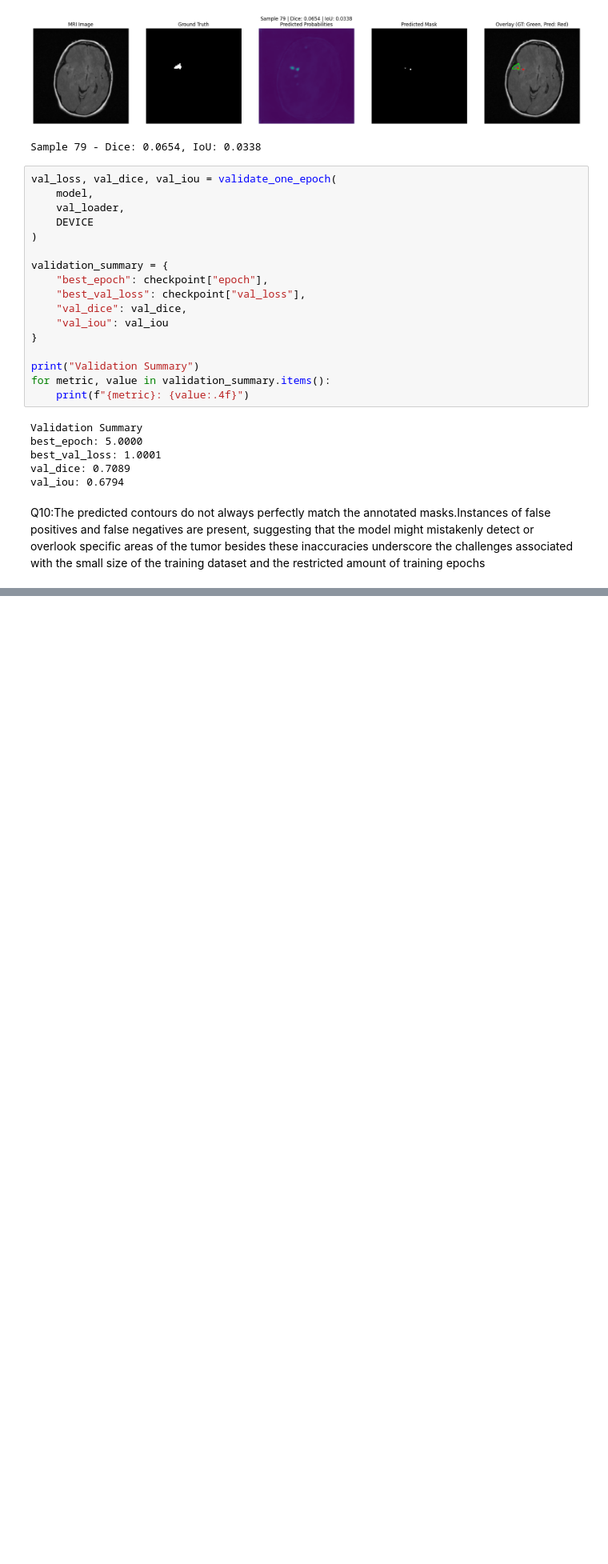
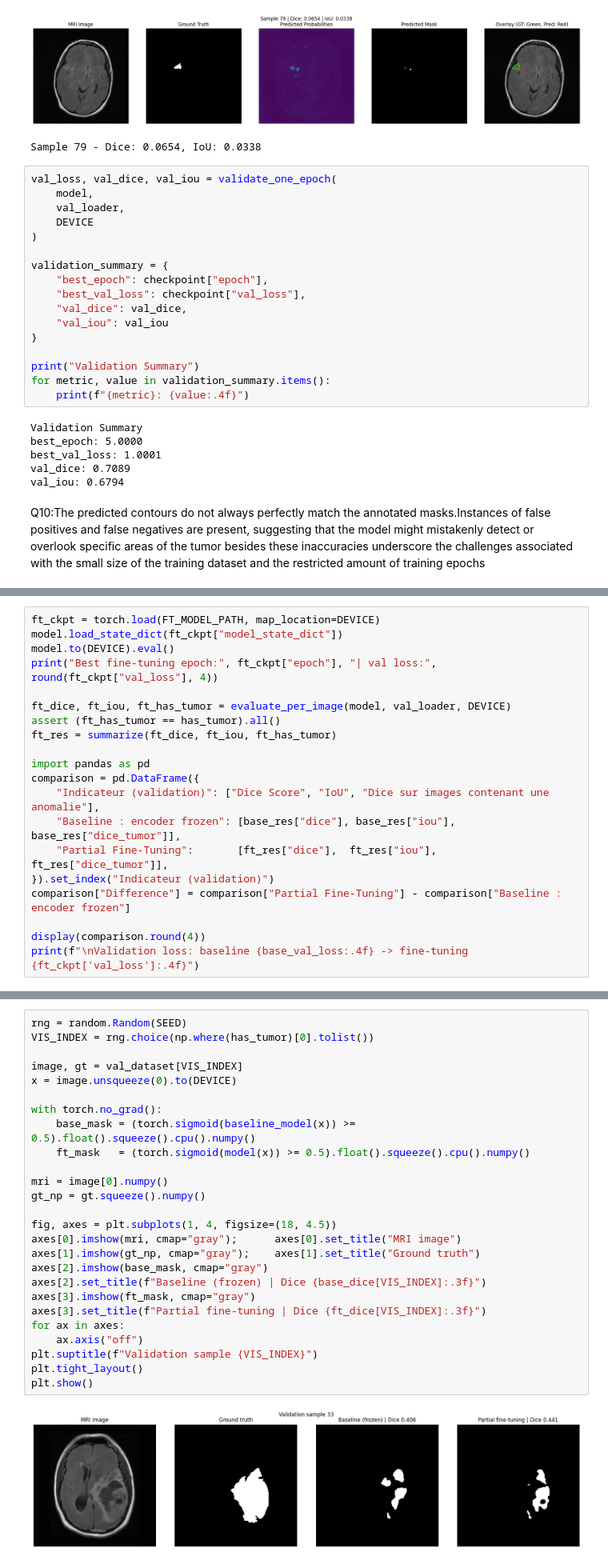
Before and after one commit to benameur21/Brain-Tumor-Segmentation-UNet-TL, a Jupyter notebook: Brain_tumor.ipynb, the cells around one changed output, grey strips where cells are left out. Shown at 80% size. Cells and saved outputs as stored; diff of their text form; blank space fills up the shorter version.

```diff
--- a/Brain_tumor.ipynb
+++ b/Brain_tumor.ipynb
@@ -1190,0 +1408,20 @@ Q10:The predicted contours do not always perfectly match the annotated masks.Ins
+# %%
+ft_ckpt = torch.load(FT_MODEL_PATH, map_location=DEVICE)
+model.load_state_dict(ft_ckpt["model_state_dict"])
+model.to(DEVICE).eval()
+print("Best fine-tuning epoch:", ft_ckpt["epoch"], "| val loss:", round(ft_ckpt["val_loss"], 4))
+
+ft_dice, ft_iou, ft_has_tumor = evaluate_per_image(model, val_loader, DEVICE)
+assert (ft_has_tumor == has_tumor).all()
+ft_res = summarize(ft_dice, ft_iou, ft_has_tumor)
+
+import pandas as pd
+comparison = pd.DataFrame({
+    "Indicateur (validation)": ["Dice Score", "IoU", "Dice sur images contenant une anomalie"],
+    "Baseline : encoder frozen": [base_res["dice"], base_res["iou"], base_res["dice_tumor"]],
+    "Partial Fine-Tuning":       [ft_res["dice"],  ft_res["iou"],  ft_res["dice_tumor"]],
+}).set_index("Indicateur (validation)")
+comparison["Difference"] = comparison["Partial Fine-Tuning"] - comparison["Baseline : encoder frozen"]
+
+display(comparison.round(4))
+print(f"\nValidation loss: baseline {base_val_loss:.4f} -> fine-tuning {ft_ckpt['val_loss']:.4f}")
@@ -1190,0 +1453,28 @@ Q10:The predicted contours do not always perfectly match the annotated masks.Ins
+# %%
+rng = random.Random(SEED)
+VIS_INDEX = rng.choice(np.where(has_tumor)[0].tolist())
+
+image, gt = val_dataset[VIS_INDEX]
+x = image.unsqueeze(0).to(DEVICE)
+
+with torch.no_grad():
+    base_mask = (torch.sigmoid(baseline_model(x)) >= 0.5).float().squeeze().cpu().numpy()
+    ft_mask   = (torch.sigmoid(model(x)) >= 0.5).float().squeeze().cpu().numpy()
+
+mri = image[0].numpy()
+gt_np = gt.squeeze().numpy()
+
+fig, axes = plt.subplots(1, 4, figsize=(18, 4.5))
+axes[0].imshow(mri, cmap="gray");      axes[0].set_title("MRI image")
+axes[1].imshow(gt_np, cmap="gray");    axes[1].set_title("Ground truth")
+axes[2].imshow(base_mask, cmap="gray")
+axes[2].set_title(f"Baseline (frozen) | Dice {base_dice[VIS_INDEX]:.3f}")
+axes[3].imshow(ft_mask, cmap="gray")
+axes[3].set_title(f"Partial fine-tuning | Dice {ft_dice[VIS_INDEX]:.3f}")
+for ax in axes:
+    ax.axis("off")
+plt.suptitle(f"Validation sample {VIS_INDEX}")
+plt.tight_layout()
+plt.show()
+# %% [output]
+[figure, added]
```
Also changed, not shown: parts of 21 cells of this notebook.
